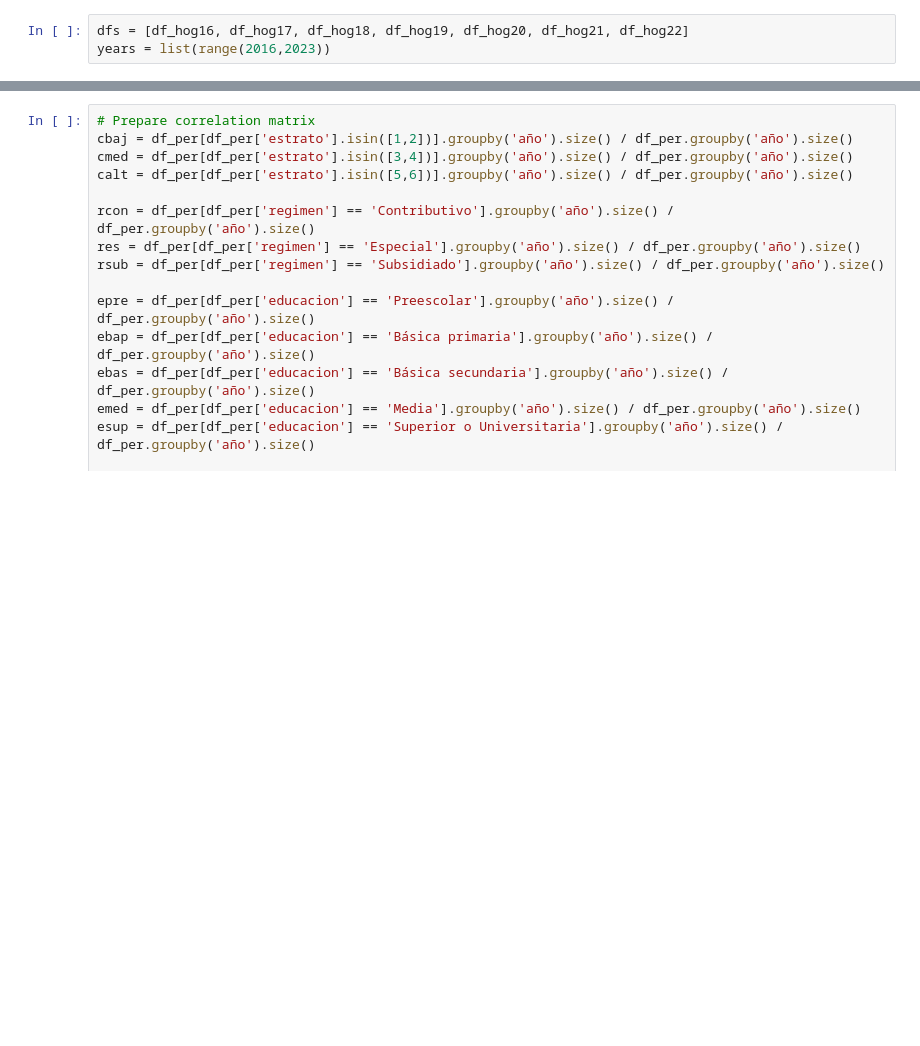
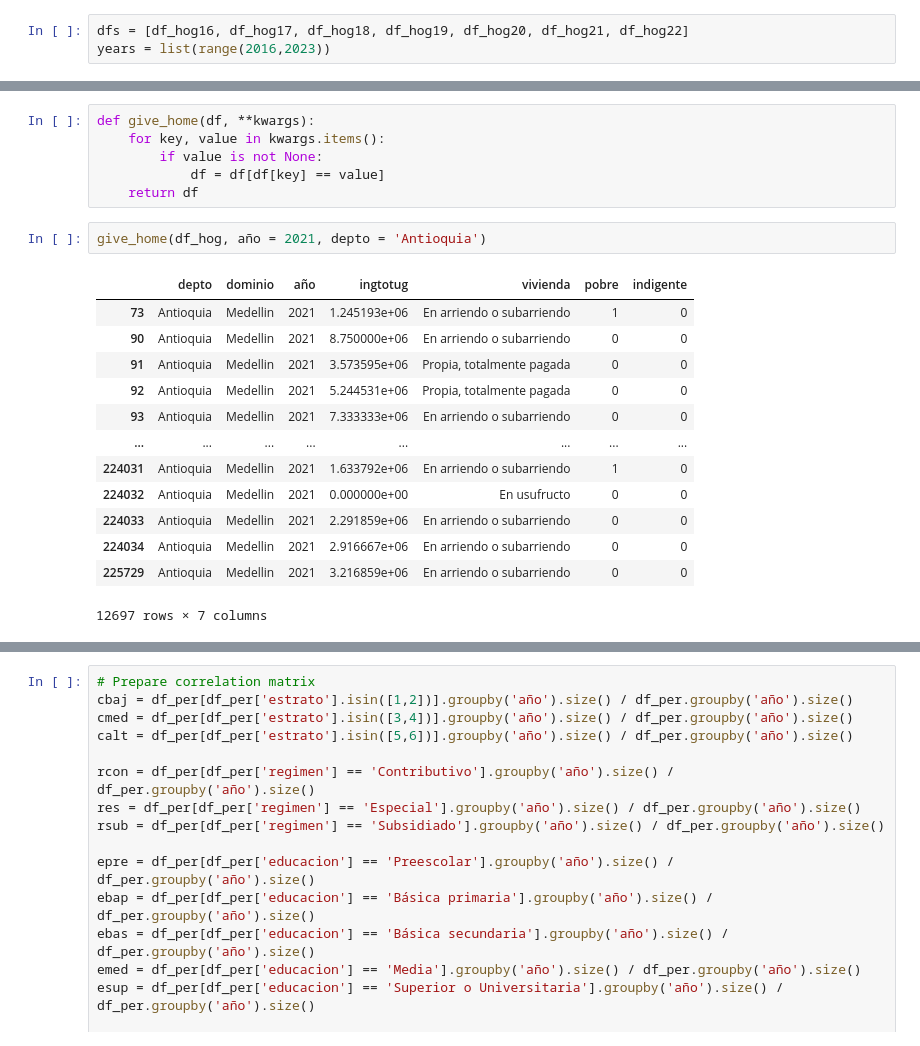
Before and after one commit to dalejandroabel/NASA-Space-Apps, a Jupyter notebook: notebooks/national.ipynb, the cells around one changed output, grey strips where cells are left out. Cells and saved outputs as stored; diff of their text form; blank space fills up the shorter version.

```diff
--- a/notebooks/national.ipynb
+++ b/notebooks/national.ipynb
@@ -542,0 +565,22 @@ ValueError: could not convert string to float: ' '
+# %%
+def give_home(df, **kwargs):
+    for key, value in kwargs.items():
+        if value is not None:
+            df = df[df[key] == value]
+    return df
+# %%
+give_home(df_hog, año = 2021, depto = 'Antioquia')
+# %% [output]
+|  | depto | dominio | año | ingtotug | vivienda | pobre | indigente |
+| 73 | Antioquia | Medellin | 2021 | 1.245193e+06 | En arriendo o subarriendo | 1 | 0 |
+| 90 | Antioquia | Medellin | 2021 | 8.750000e+06 | En arriendo o subarriendo | 0 | 0 |
+| 91 | Antioquia | Medellin | 2021 | 3.573595e+06 | Propia, totalmente pagada | 0 | 0 |
+| 92 | Antioquia | Medellin | 2021 | 5.244531e+06 | Propia, totalmente pagada | 0 | 0 |
+| 93 | Antioquia | Medellin | 2021 | 7.333333e+06 | En arriendo o subarriendo | 0 | 0 |
+| ... | ... | ... | ... | ... | ... | ... | ... |
+| 224031 | Antioquia | Medellin | 2021 | 1.633792e+06 | En arriendo o subarriendo | 1 | 0 |
+| 224032 | Antioquia | Medellin | 2021 | 0.000000e+00 | En usufructo | 0 | 0 |
+| 224033 | Antioquia | Medellin | 2021 | 2.291859e+06 | En arriendo o subarriendo | 0 | 0 |
+| 224034 | Antioquia | Medellin | 2021 | 2.916667e+06 | En arriendo o subarriendo | 0 | 0 |
+| 225729 | Antioquia | Medellin | 2021 | 3.216859e+06 | En arriendo o subarriendo | 0 | 0 |
+12697 rows × 7 columns
```
Also changed, not shown: parts of 15 cells of this notebook, 3 other files.
